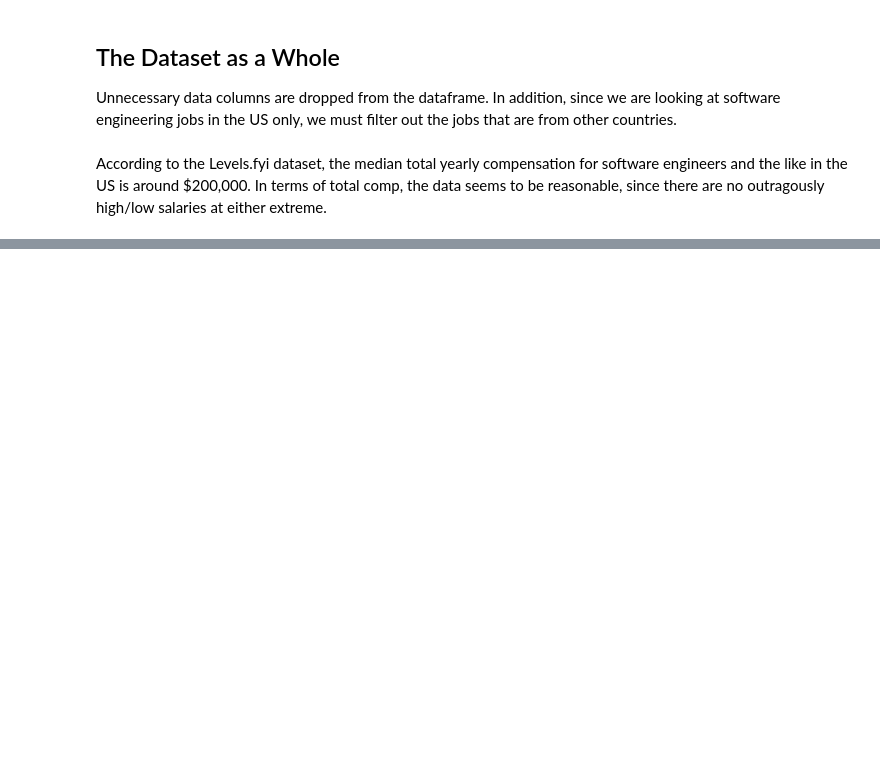
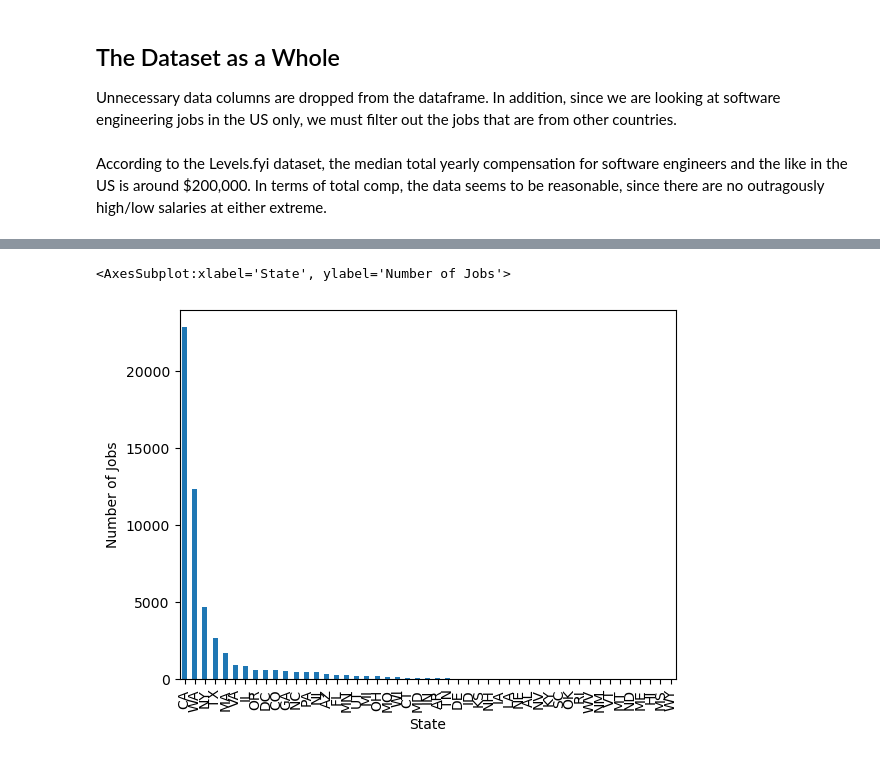
Before and after one commit to jeffreycjj6/Jobs-Visualization-Project, a Jupyter notebook: data_analysis/jobs_analysis.ipynb, the cells around one changed output, grey strips where cells are left out. Drawn from its saved outputs; the diff is of its cells as text; code cells hidden in the pictures; blank space fills up the shorter version.

```diff
--- a/data_analysis/jobs_analysis.ipynb
+++ b/data_analysis/jobs_analysis.ipynb
@@ -118,0 +112,6 @@ display(df)
+# %%
+df.state.value_counts().plot(kind='bar', xlabel='State',
+                             ylabel='Number of Jobs')
+# %% [output]
+<AxesSubplot:xlabel='State', ylabel='Number of Jobs'>
+[figure, added]
```
Also changed, not shown: parts of 3 cells of this notebook.
